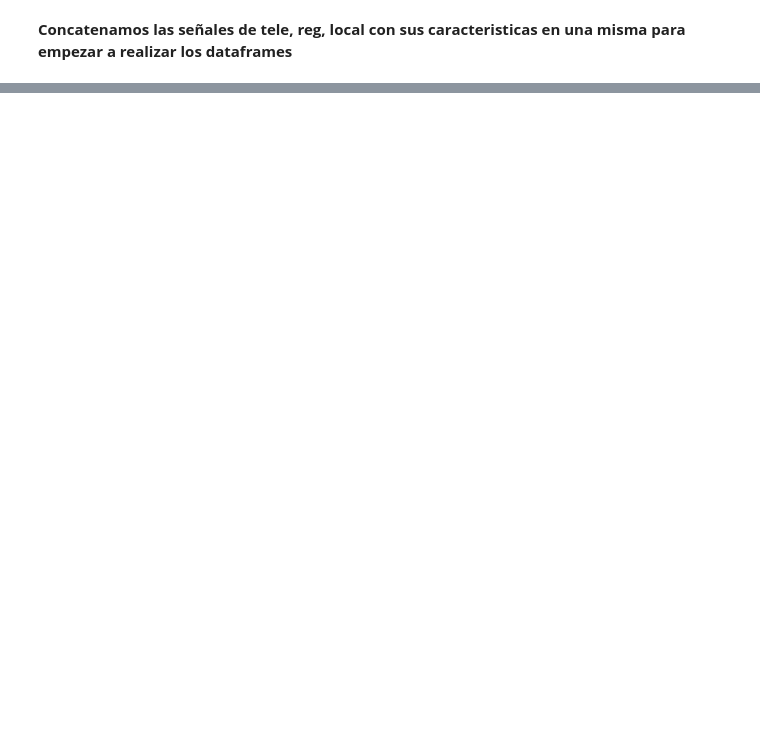
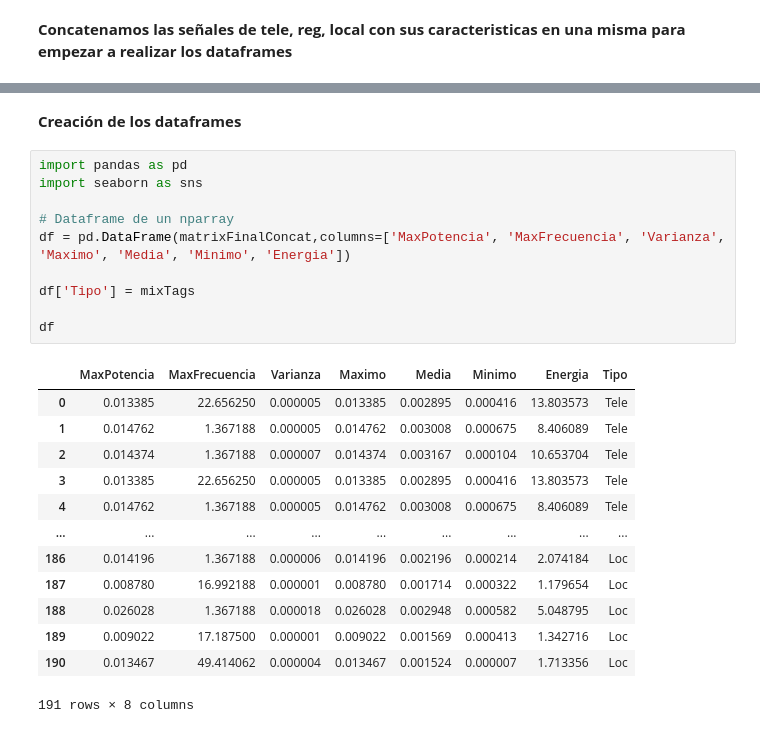
Before and after one commit to MyFirstVlog/signalProcessingSSA, a Jupyter notebook: signalProcessingPF.ipynb, the cells around one changed output, grey strips where cells are left out. Cells and saved outputs as stored; diff of their text form; blank space fills up the shorter version.

```diff
--- a/signalProcessingPF.ipynb
+++ b/signalProcessingPF.ipynb
@@ -480,0 +579,26 @@ Señal #  63
+# %% [markdown]
+**Creación de los dataframes**
+# %%
+import pandas as pd
+import seaborn as sns
+
+# Dataframe de un nparray
+df = pd.DataFrame(matrixFinalConcat,columns=['MaxPotencia', 'MaxFrecuencia', 'Varianza', 'Maximo', 'Media', 'Minimo', 'Energia'])
+
+df['Tipo'] = mixTags
+
+df
+# %% [output]
+|  | MaxPotencia | MaxFrecuencia | Varianza | Maximo | Media | Minimo | Energia | Tipo |
+| 0 | 0.013385 | 22.656250 | 0.000005 | 0.013385 | 0.002895 | 0.000416 | 13.803573 | Tele |
+| 1 | 0.014762 | 1.367188 | 0.000005 | 0.014762 | 0.003008 | 0.000675 | 8.406089 | Tele |
+| 2 | 0.014374 | 1.367188 | 0.000007 | 0.014374 | 0.003167 | 0.000104 | 10.653704 | Tele |
+| 3 | 0.013385 | 22.656250 | 0.000005 | 0.013385 | 0.002895 | 0.000416 | 13.803573 | Tele |
+| 4 | 0.014762 | 1.367188 | 0.000005 | 0.014762 | 0.003008 | 0.000675 | 8.406089 | Tele |
+| ... | ... | ... | ... | ... | ... | ... | ... | ... |
+| 186 | 0.014196 | 1.367188 | 0.000006 | 0.014196 | 0.002196 | 0.000214 | 2.074184 | Loc |
+| 187 | 0.008780 | 16.992188 | 0.000001 | 0.008780 | 0.001714 | 0.000322 | 1.179654 | Loc |
+| 188 | 0.026028 | 1.367188 | 0.000018 | 0.026028 | 0.002948 | 0.000582 | 5.048795 | Loc |
+| 189 | 0.009022 | 17.187500 | 0.000001 | 0.009022 | 0.001569 | 0.000413 | 1.342716 | Loc |
+| 190 | 0.013467 | 49.414062 | 0.000004 | 0.013467 | 0.001524 | 0.000007 | 1.713356 | Loc |
+191 rows × 8 columns
```
Also changed, not shown: parts of 10 cells of this notebook.
